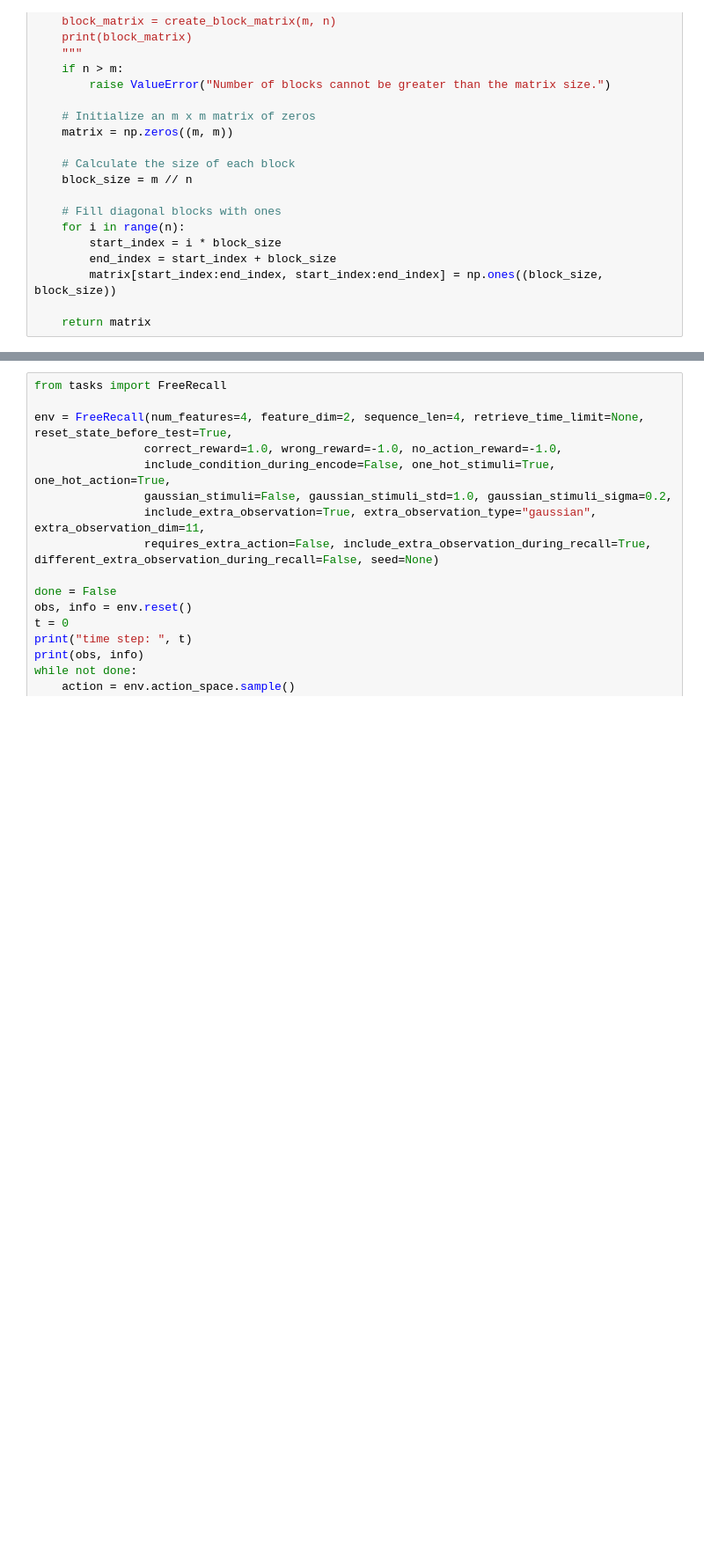
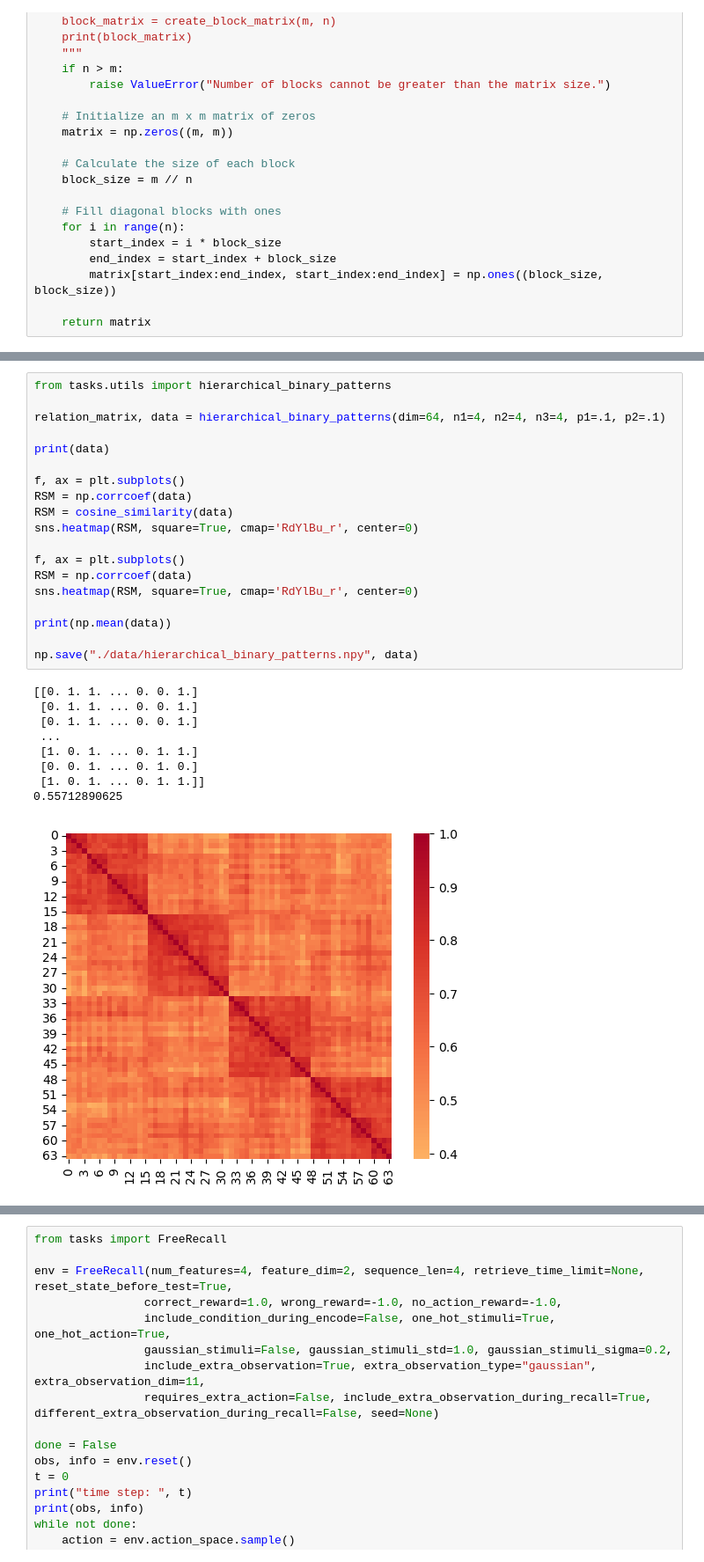
Before and after one commit to Veritaria/rnn-free-recall, a Jupyter notebook: test.ipynb, the cells around one changed output, grey strips where cells are left out. Shown at 88% size. Cells and saved outputs as stored; diff of their text form; blank space fills up the shorter version.

Commit message:
added a fixed hierarchical binary pattern

```diff
--- a/test.ipynb
+++ b/test.ipynb
@@ -258,0 +272,29 @@ print(np.mean(bup.data))
+# %%
+from tasks.utils import hierarchical_binary_patterns
+
+relation_matrix, data = hierarchical_binary_patterns(dim=64, n1=4, n2=4, n3=4, p1=.1, p2=.1)
+
+print(data)
+
+f, ax = plt.subplots()
+RSM = np.corrcoef(data)
+RSM = cosine_similarity(data)
+sns.heatmap(RSM, square=True, cmap='RdYlBu_r', center=0)
+
+f, ax = plt.subplots()
+RSM = np.corrcoef(data)
+sns.heatmap(RSM, square=True, cmap='RdYlBu_r', center=0)
+
+print(np.mean(data))
+
+np.save("./data/hierarchical_binary_patterns.npy", data)
+# %% [output]
+[[0. 1. 1. ... 0. 0. 1.]
+ [0. 1. 1. ... 0. 0. 1.]
+ [0. 1. 1. ... 0. 0. 1.]
+ ...
+ [1. 0. 1. ... 0. 1. 1.]
+ [0. 0. 1. ... 0. 1. 0.]
+ [1. 0. 1. ... 0. 1. 1.]]
+0.55712890625
+[figure, added]
```
Also changed, not shown: parts of 4 cells of this notebook, 5 other files.
